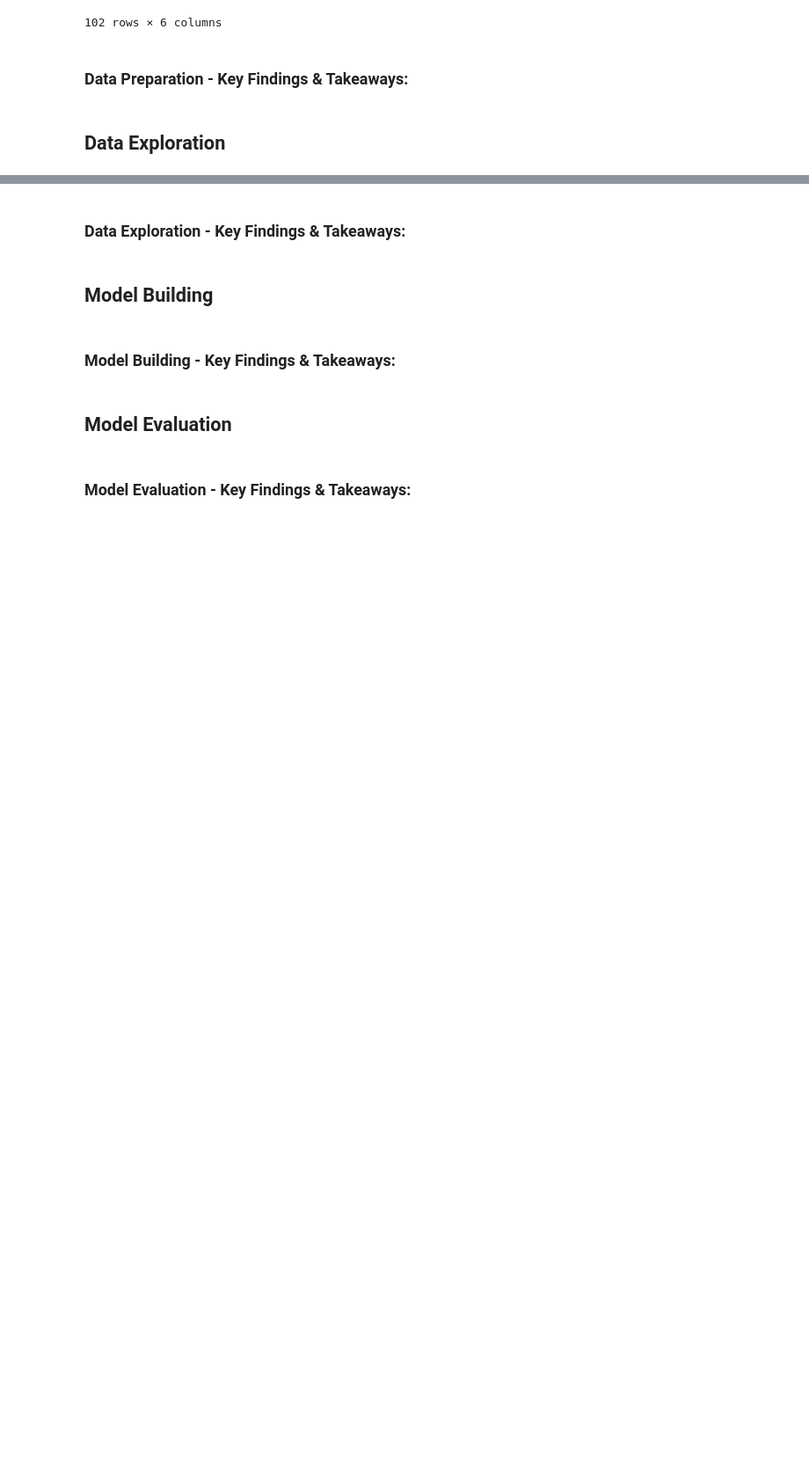
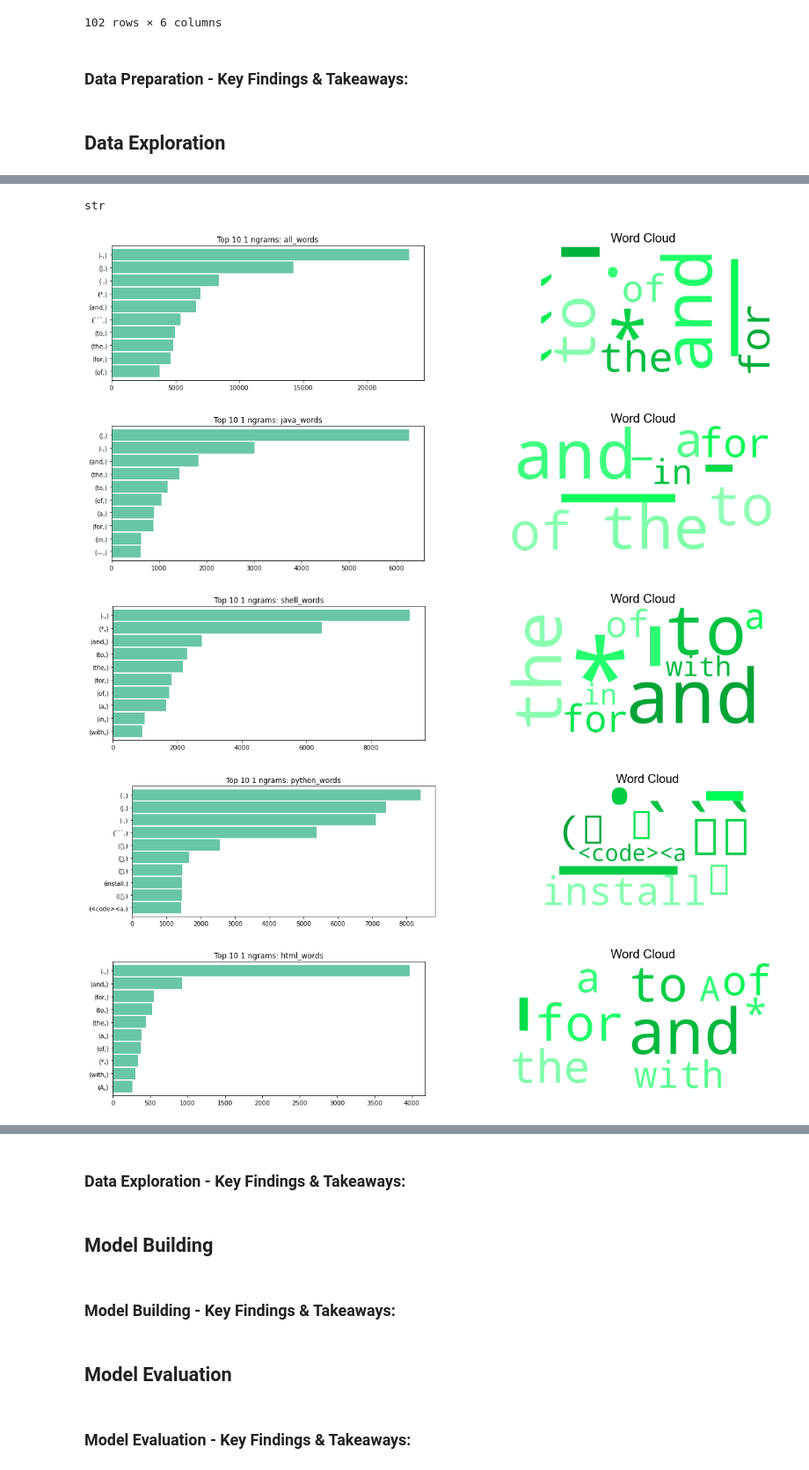
Before and after one commit to NLP-G4/NLP_group_project, a Jupyter notebook: final_report.ipynb, the cells around one changed output, grey strips where cells are left out. Shown at 88% size. Drawn from its saved outputs; the diff is of its cells as text; code cells hidden in the pictures; blank space fills up the shorter version.

Commit message:
updated explore charts/functions

```diff
--- a/final_report.ipynb
+++ b/final_report.ipynb
@@ -159,0 +153,8 @@ explore.word_count_word_cloud(str1)
+# %%
+# create lists of all words, java words, html words, python words, and shell words
+
+all_words = (' '.join(train.readme_contents))
+java_words = (' '.join(train[train.language == 'JavaScript'].readme_contents))
+shell_words = (' '.join(train[train.language == 'Shell'].readme_contents))
+python_words = (' '.join(train[train.language == 'Python'].readme_contents))
+html_words = (' '.join(train[train.language == 'HTML'].readme_contents))
@@ -159,0 +180,16 @@ explore.word_count_word_cloud(str1)
+# %%
+this_list = [all_words, java_words, shell_words, python_words, html_words]
+that_list = ['all_words', 'java_words', 'shell_words', 'python_words', 'html_words']
+# %%
+type(all_words)
+# %% [output]
+str
+# %%
+# let's look at the top 10 words for each language
+explore.word_count_word_cloud(this_list, that_list)
+# %% [output]
+[figure, added]
+[figure, added]
+[figure, added]
+[figure, added]
+[figure, added]
```
Also changed, not shown: parts of 7 cells of this notebook.
